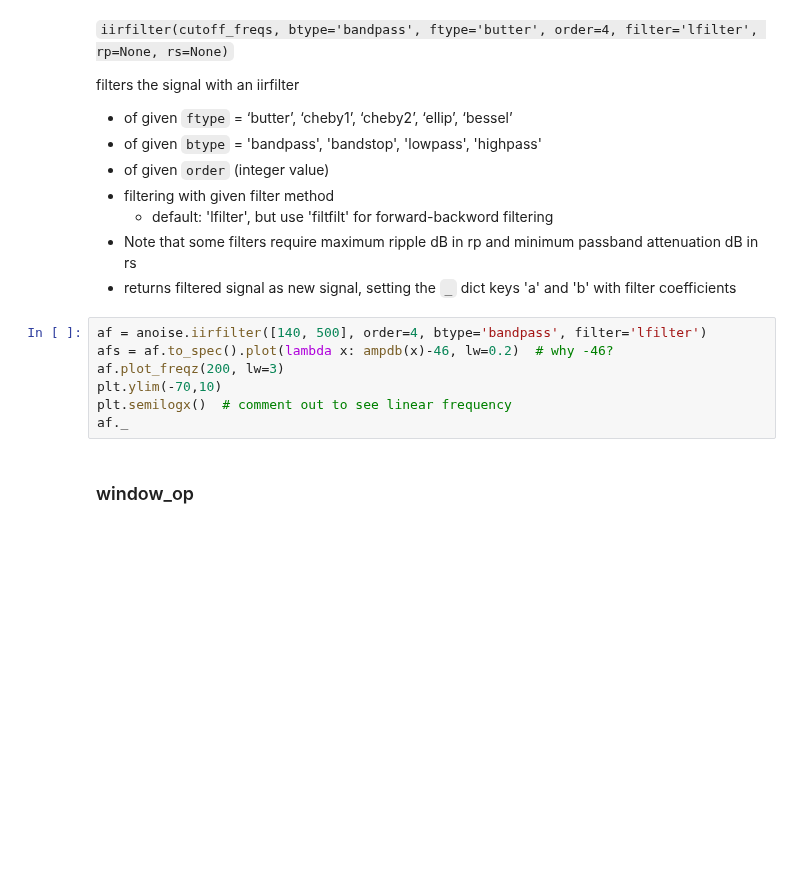
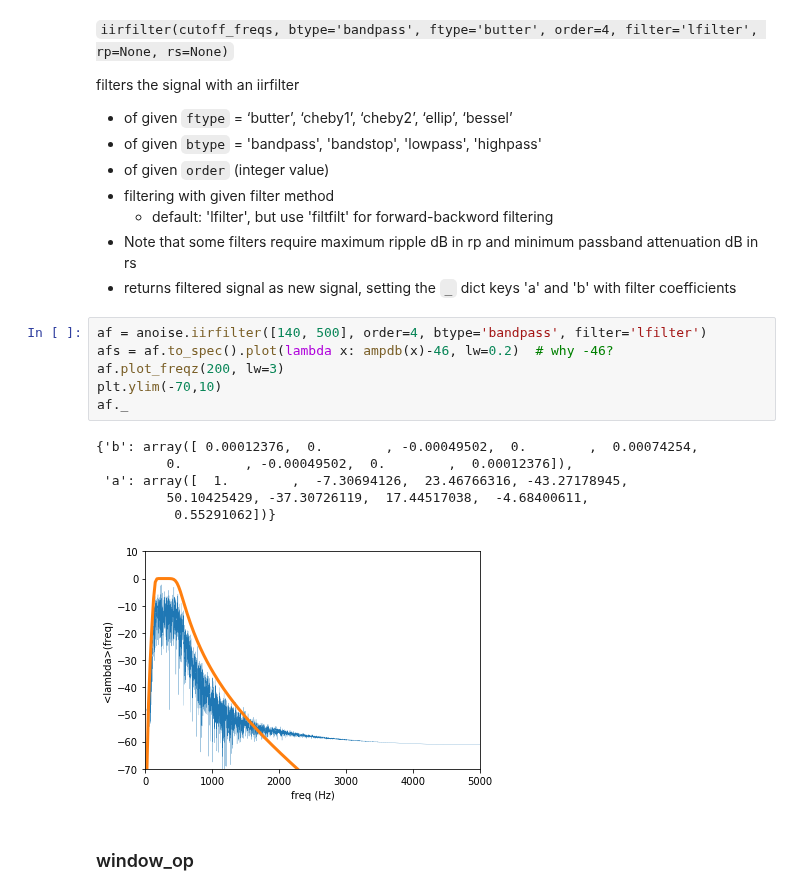
Before and after one commit to interactive-sonification/pya, a Jupyter notebook: examples/pya-examples.ipynb, the cells around one changed output. Drawn from its saved outputs; the diff is of its cells as text; blank space fills up the shorter version.

```diff
--- a/examples/pya-examples.ipynb
+++ b/examples/pya-examples.ipynb
@@ -672,10 +815,16 @@ filters the signal with an iirfilter
 # %%
 af = anoise.iirfilter([140, 500], order=4, btype='bandpass', filter='lfilter')
 afs = af.to_spec().plot(lambda x: ampdb(x)-46, lw=0.2)  # why -46?
 af.plot_freqz(200, lw=3)
 plt.ylim(-70,10)
-plt.semilogx()  # comment out to see linear frequency
 af._
+# %% [output]
+{'b': array([ 0.00012376,  0.        , -0.00049502,  0.        ,  0.00074254,
+         0.        , -0.00049502,  0.        ,  0.00012376]),
+ 'a': array([  1.        ,  -7.30694126,  23.46766316, -43.27178945,
+         50.10425429, -37.30726119,  17.44517038,  -4.68400611,
+          0.55291062])}
+[figure, added]
 # %% [markdown]
 ### window_op
 # %% [markdown]
```
Also changed, not shown: parts of 36 cells of this notebook, 1 other file.
